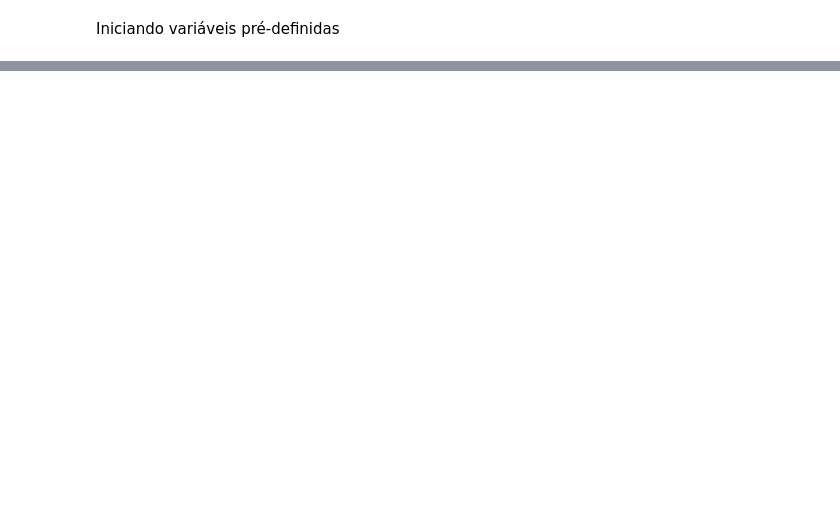
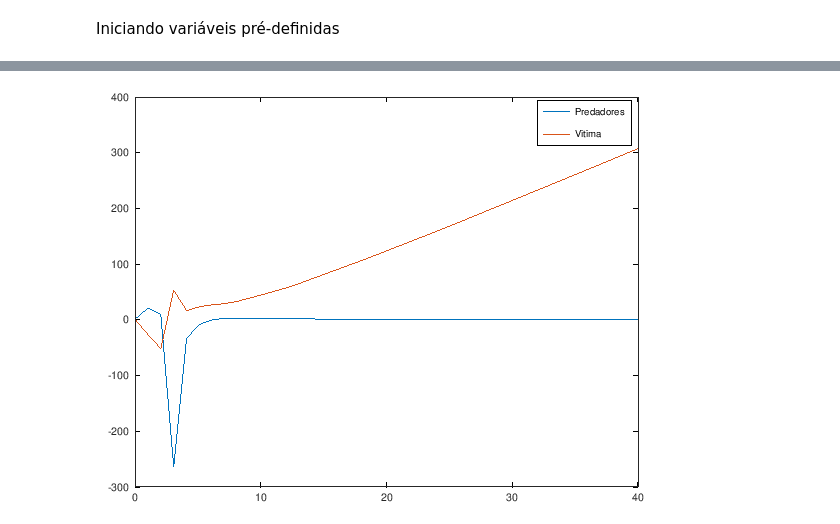
Before and after one commit to Henriquelay/an1-trab1, a Jupyter notebook: Questao4.ipynb, the cells around one changed output, grey strips where cells are left out. Drawn from its saved outputs; the diff is of its cells as text; code cells hidden in the pictures; blank space fills up the shorter version.

```diff
--- a/Questao4.ipynb
+++ b/Questao4.ipynb
@@ -47,0 +65,6 @@ endfunction
+# %%
+plot(t, s2(:,1), t, s2(:,2))
+hold on
+legend("Predadores", "Vitima");
+# %% [output]
+[figure, added]
```
Also changed, not shown: parts of 9 cells of this notebook, 3 other files.
